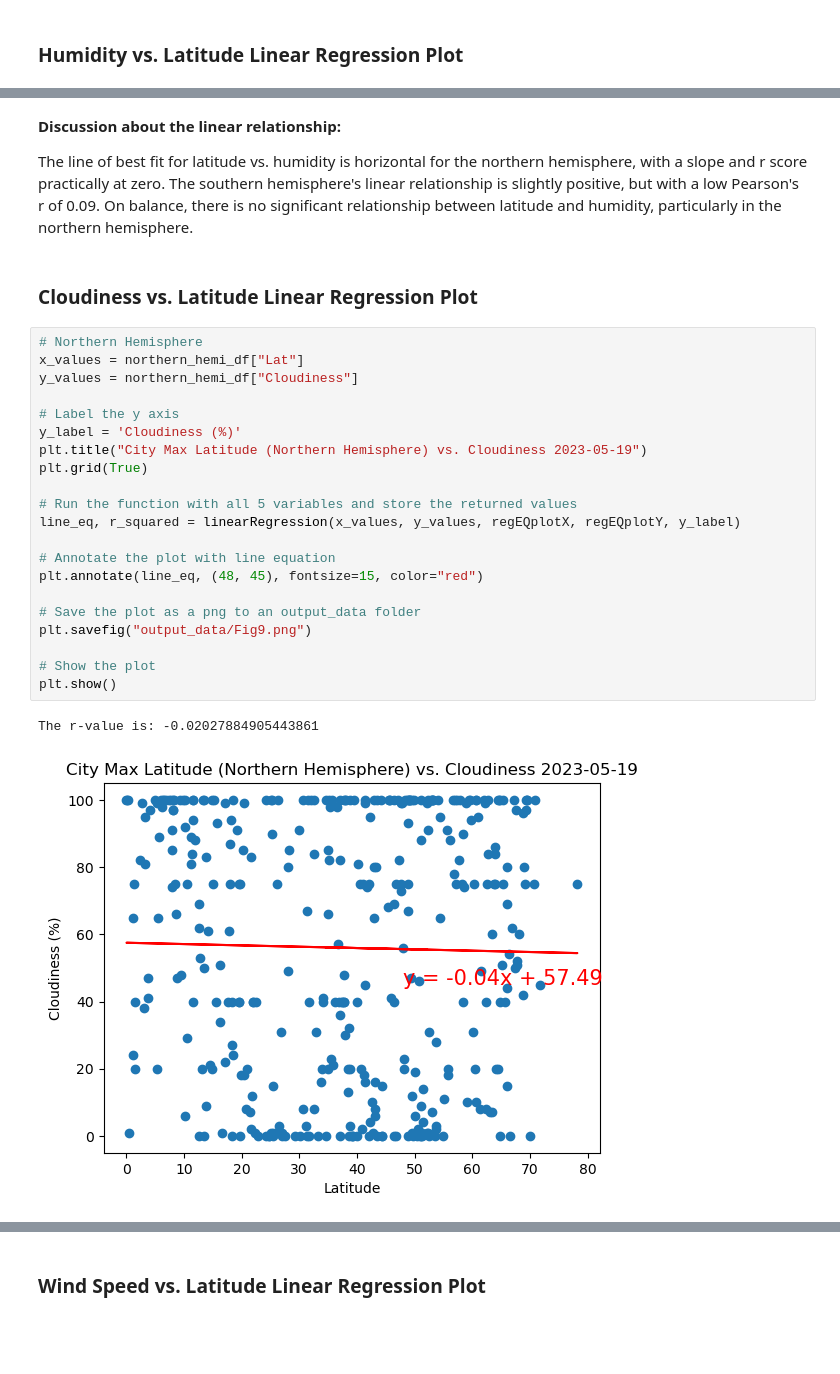
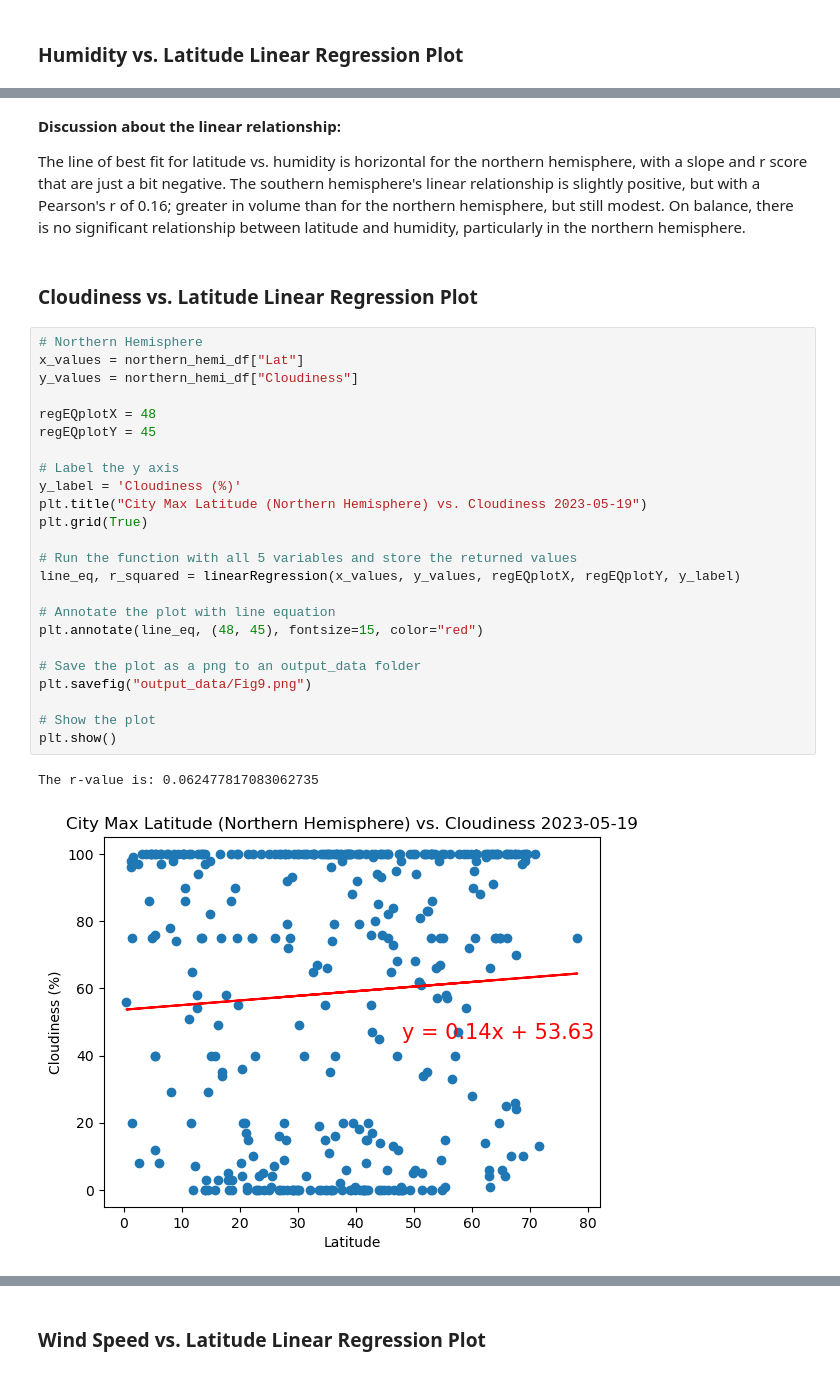
Before and after one commit to aglantzrbc/python-api-challenge, a Jupyter notebook: WeatherPy.ipynb, the cells around one changed output, grey strips where cells are left out. Cells and saved outputs as stored; diff of their text form; blank space fills up the shorter version.

```diff
--- a/WeatherPy.ipynb
+++ b/WeatherPy.ipynb
@@ -442,33 +454,36 @@ The r-value is: 0.09054846656355832
 # %% [markdown]
 **Discussion about the linear relationship:**
 
-The line of best fit for latitude vs. humidity is horizontal for the northern hemisphere, with a slope and r score practically at zero. The southern hemisphere's linear relationship is slightly positive, but with a low Pearson's r of 0.09. On balance, there is no significant relationship between latitude and humidity, particularly in the northern hemisphere.
+The line of best fit for latitude vs. humidity is horizontal for the northern hemisphere, with a slope and r score that are just a bit negative. The southern hemisphere's linear relationship is slightly positive, but with a Pearson's r of 0.16; greater in volume than for the northern hemisphere, but still modest. On balance, there is no significant relationship between latitude and humidity, particularly in the northern hemisphere.
 # %% [markdown]
 ### Cloudiness vs. Latitude Linear Regression Plot
 # %%
 # Northern Hemisphere
 x_values = northern_hemi_df["Lat"]
 y_values = northern_hemi_df["Cloudiness"]
+
+regEQplotX = 48
+regEQplotY = 45
 
 # Label the y axis
 y_label = 'Cloudiness (%)'
 plt.title("City Max Latitude (Northern Hemisphere) vs. Cloudiness 2023-05-19")
 plt.grid(True)
 
 # Run the function with all 5 variables and store the returned values
 line_eq, r_squared = linearRegression(x_values, y_values, regEQplotX, regEQplotY, y_label)
 
 # Annotate the plot with line equation
 plt.annotate(line_eq, (48, 45), fontsize=15, color="red")
 
 # Save the plot as a png to an output_data folder
 plt.savefig("output_data/Fig9.png")
 
 # Show the plot
 plt.show()
 # %% [output]
-The r-value is: -0.02027884905443861
+The r-value is: 0.062477817083062735
-[figure, old version]
+[figure, new version]
 # %%
 # Southern Hemisphere
 x_values = southern_hemi_df["Lat"]
```
Also changed, not shown: parts of 21 cells of this notebook, 11 other files.
